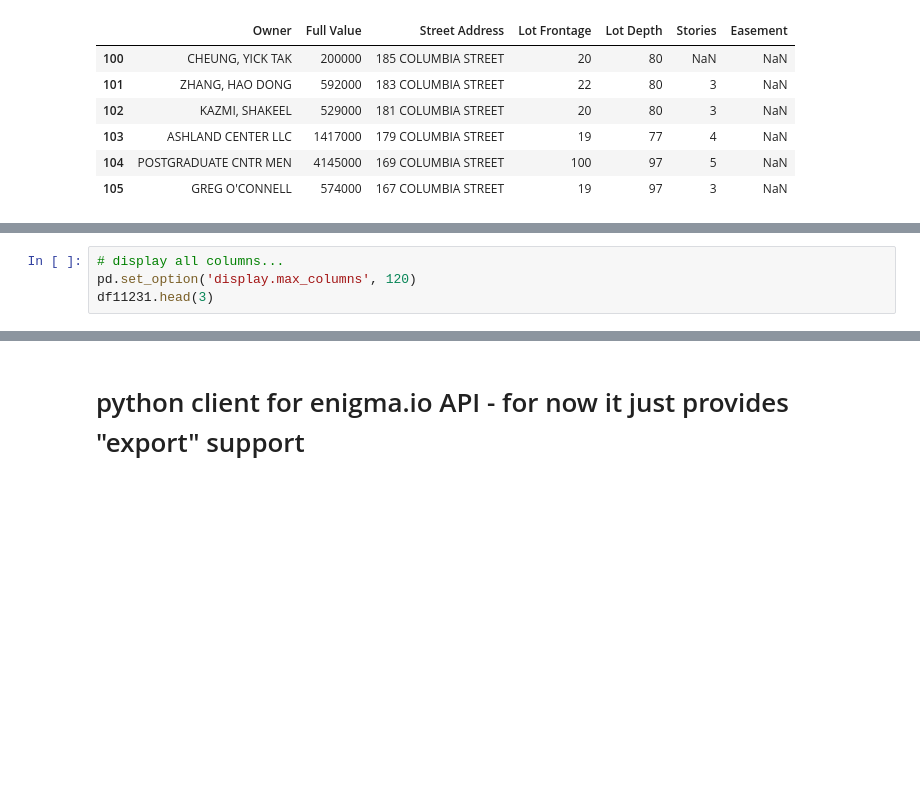
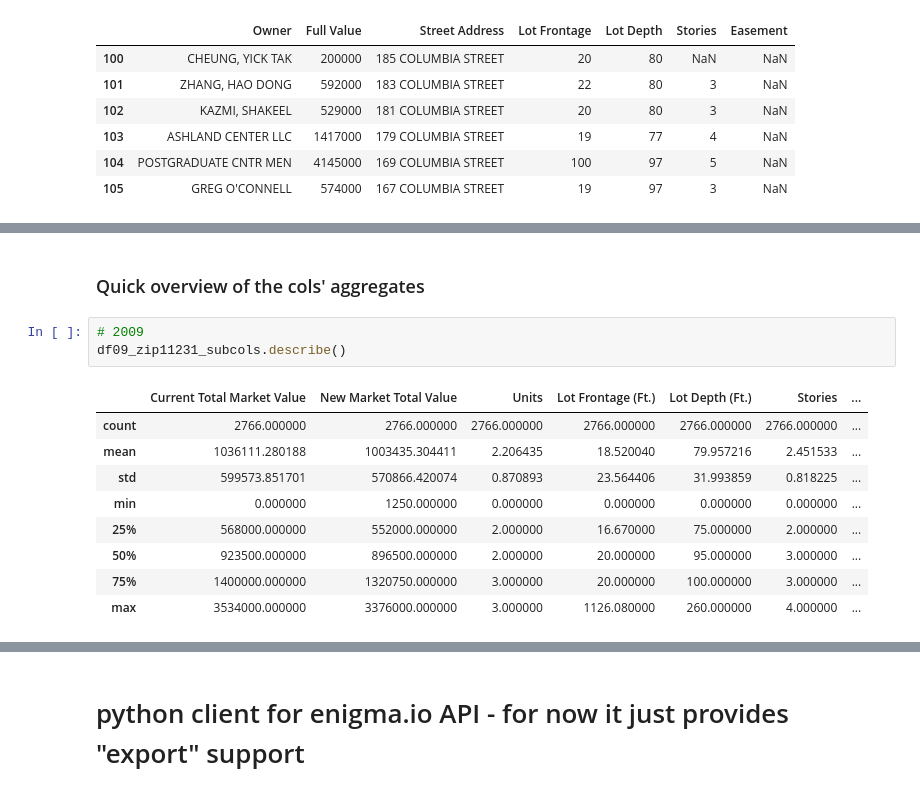
Before and after one commit to jdsketches/data_playground, a Jupyter notebook: nyc_properties.ipynb, the cells around one changed output, grey strips where cells are left out. Cells and saved outputs as stored; diff of their text form; blank space fills up the shorter version.

```diff
--- a/nyc_properties.ipynb
+++ b/nyc_properties.ipynb
@@ -455,4 +412,0 @@ df11231.head(3)
-# %%
-# display all columns...
-pd.set_option('display.max_columns', 120)
-df11231.head(3)
@@ -491,0 +432,15 @@ pd.concat([low_val, top_val])
+# %% [markdown]
+### Quick overview of the cols' aggregates
+# %%
+# 2009
+df09_zip11231_subcols.describe()
+# %% [output]
+|  | Current Total Market Value | New Market Total Value | Units | Lot Frontage (Ft.) | Lot Depth (Ft.) | Stories | ... |
+| count | 2766.000000 | 2766.000000 | 2766.000000 | 2766.000000 | 2766.000000 | 2766.000000 | ... |
+| mean | 1036111.280188 | 1003435.304411 | 2.206435 | 18.520040 | 79.957216 | 2.451533 | ... |
+| std | 599573.851701 | 570866.420074 | 0.870893 | 23.564406 | 31.993859 | 0.818225 | ... |
+| min | 0.000000 | 1250.000000 | 0.000000 | 0.000000 | 0.000000 | 0.000000 | ... |
+| 25% | 568000.000000 | 552000.000000 | 2.000000 | 16.670000 | 75.000000 | 2.000000 | ... |
+| 50% | 923500.000000 | 896500.000000 | 2.000000 | 20.000000 | 95.000000 | 3.000000 | ... |
+| 75% | 1400000.000000 | 1320750.000000 | 3.000000 | 20.000000 | 100.000000 | 3.000000 | ... |
+| max | 3534000.000000 | 3376000.000000 | 3.000000 | 1126.080000 | 260.000000 | 4.000000 | ... |
```
Also changed, not shown: parts of 24 cells of this notebook.
